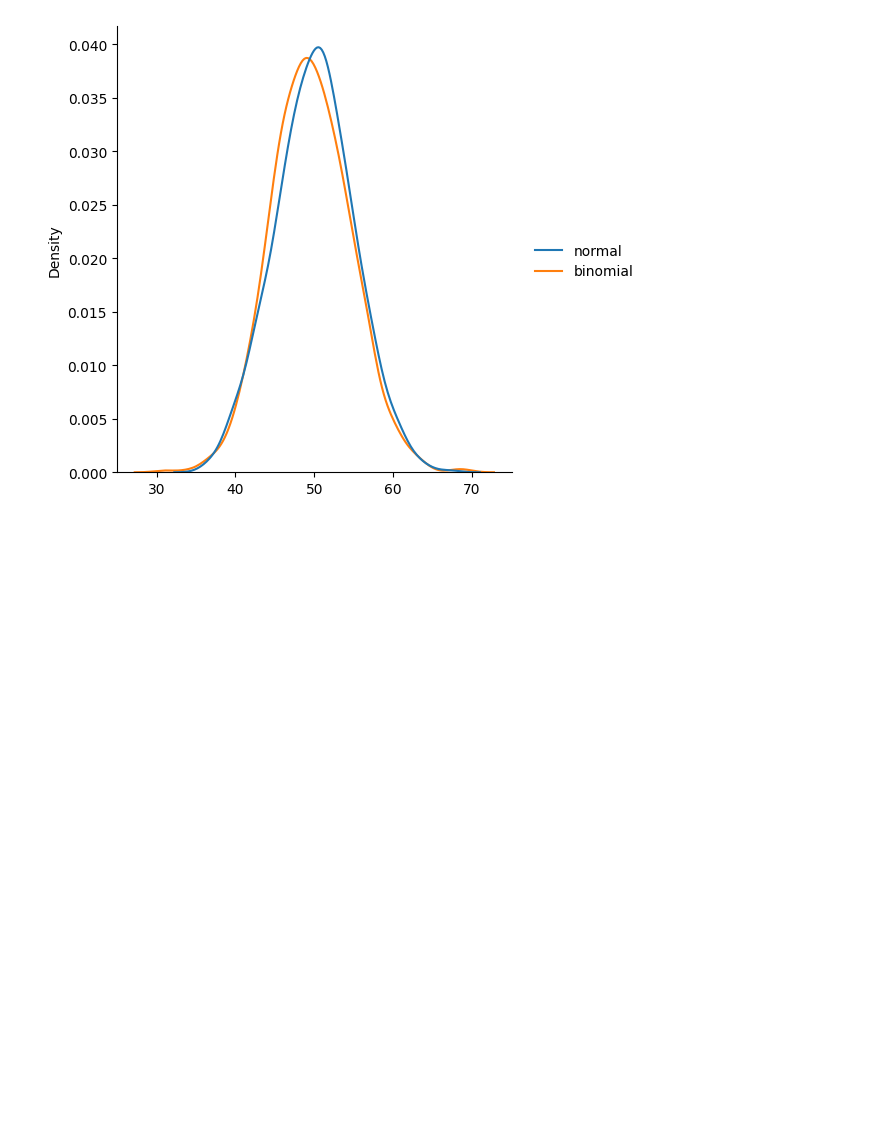
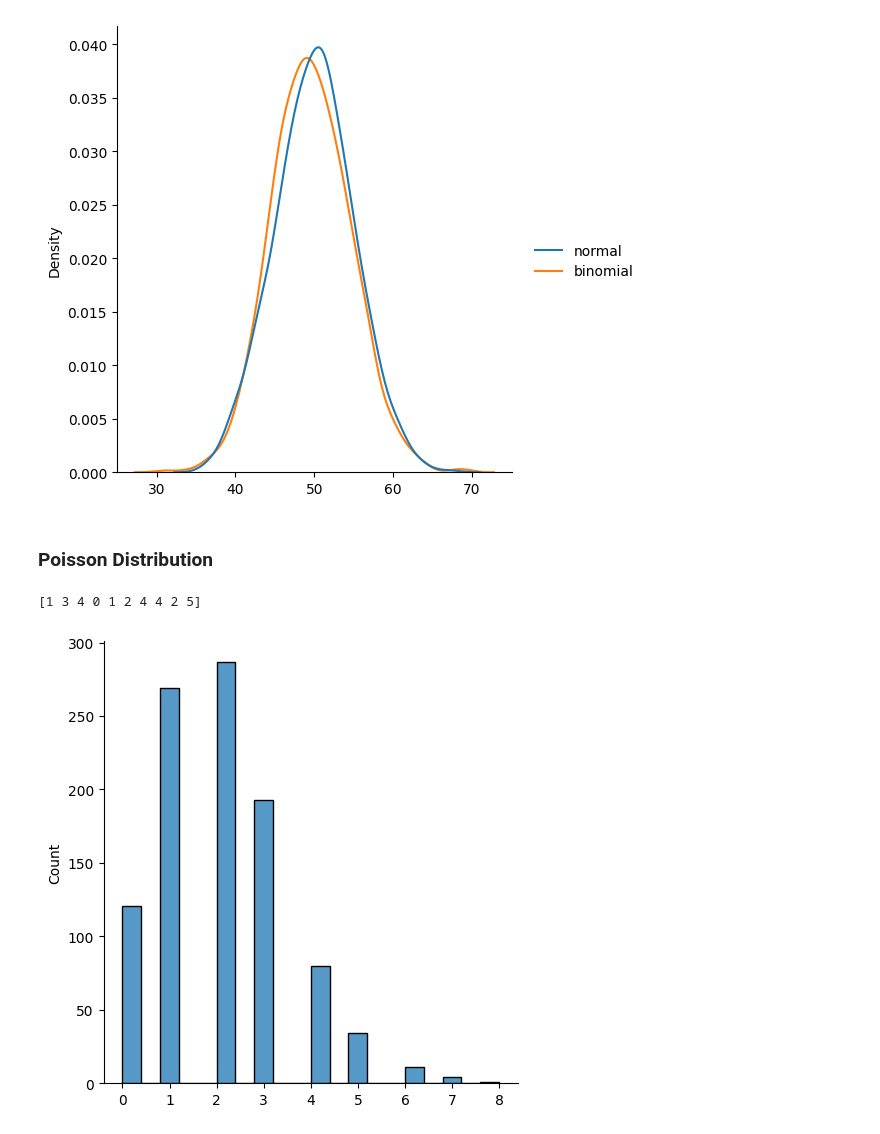
Before and after one commit to MAK8405/NumPyHub, a Jupyter notebook: 1. NumPy Tutorial.ipynb, the cells around one changed output. Cells and saved outputs as stored; diff of their text form; code cells hidden in the pictures; blank space fills up the shorter version.

Commit message:
Start Poisson Distribution

```diff
--- a/1. NumPy Tutorial.ipynb
+++ b/1. NumPy Tutorial.ipynb
@@ -1146,3 +1146,23 @@ sns.displot(data, kind="kde")
 # %% [output]
 <seaborn.axisgrid.FacetGrid at 0x...>
 [figure]
+# %% [markdown]
+### Poisson Distribution
+# %%
+from numpy import random
+
+x = random.poisson(lam=2, size=10)
+
+print(x)
+# %% [output]
+[1 3 4 0 1 2 4 4 2 5]
+# %%
+from numpy import random
+import matplotlib.pyplot as plt
+import seaborn as sns
+
+sns.displot(random.poisson(lam=2, size=1000))
+
+plt.show()
+# %% [output]
+[figure, added]
```
Also changed, not shown: parts of 1 cell of this notebook.
